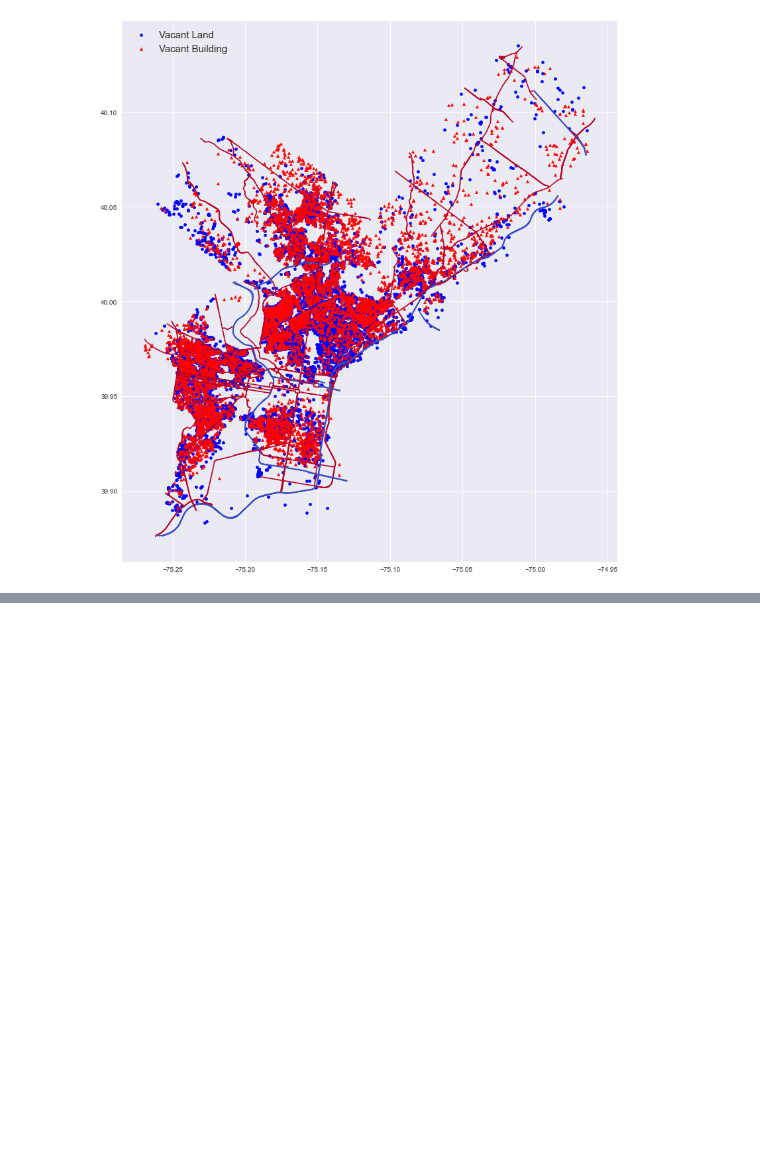
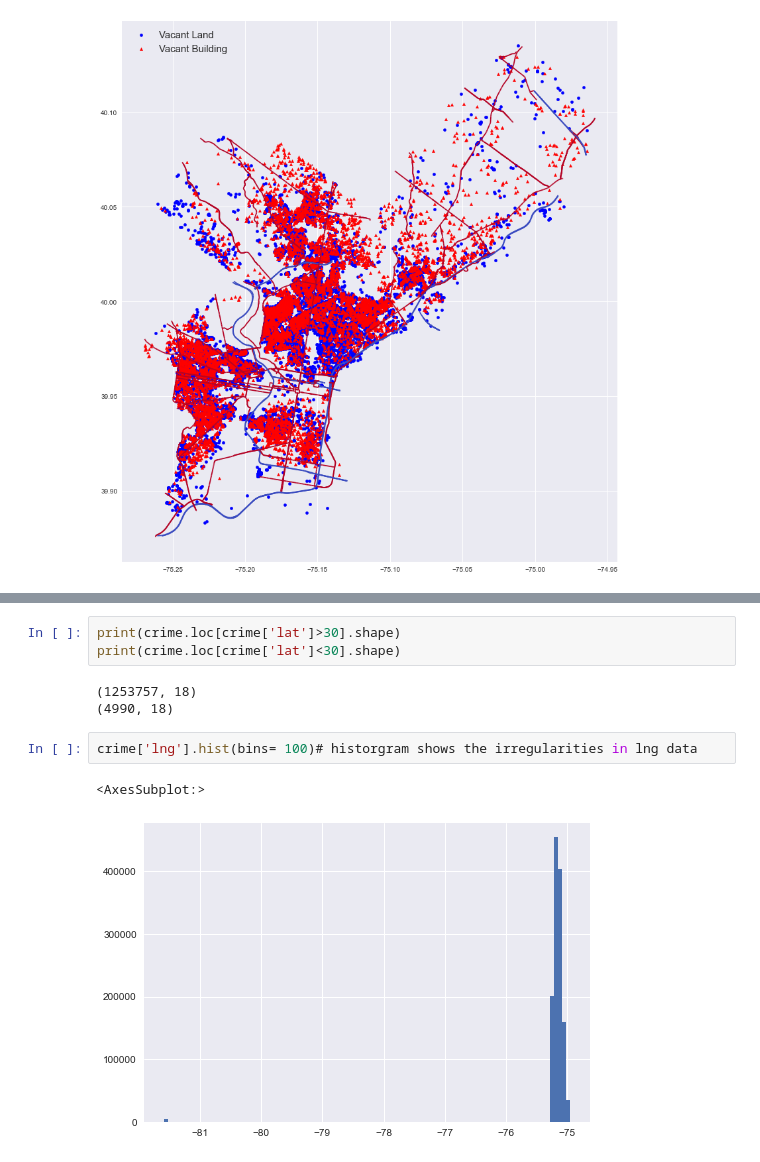
Before and after one commit to Pball01/vacant_lot, a Jupyter notebook: data_explore.ipynb, the cells around one changed output, grey strips where cells are left out. Saved outputs shown, nothing was run; the diff lists cells and outputs as text; blank space fills up the shorter version.

```diff
--- a/data_explore.ipynb
+++ b/data_explore.ipynb
@@ -267,0 +742,11 @@ plt.legend(prop = {'size' : 15})
+# %%
+print(crime.loc[crime['lat']>30].shape)
+print(crime.loc[crime['lat']<30].shape)
+# %% [output]
+(1253757, 18)
+(4990, 18)
+# %%
+crime['lng'].hist(bins= 100)# historgram shows the irregularities in lng data
+# %% [output]
+<AxesSubplot:>
+[figure, added]
```
Also changed, not shown: parts of 55 cells of this notebook.
